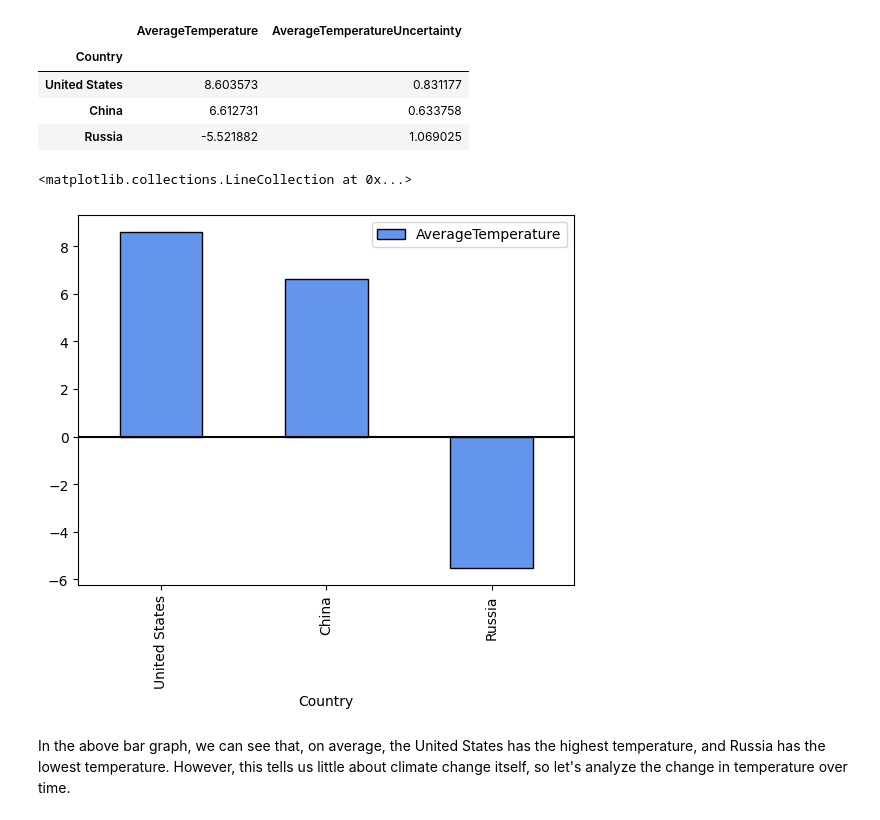
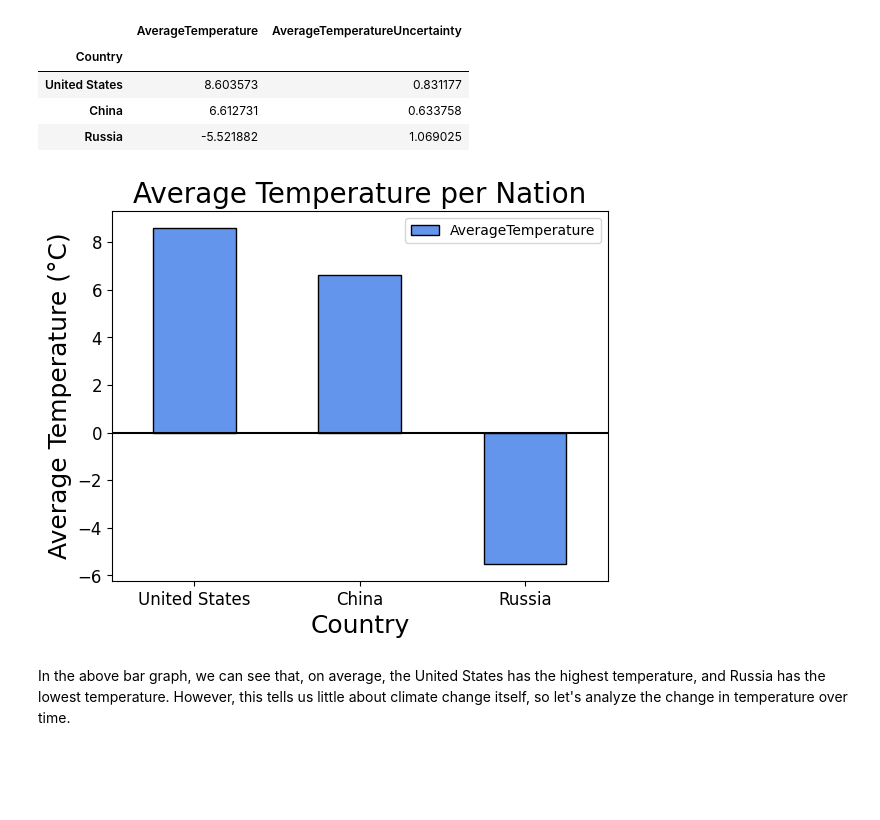
Before and after one commit to danielileon/ClimateAnalysis, a Jupyter notebook: Land Average Temperature by Country.ipynb, the cells around one changed output. Drawn from its saved outputs; the diff is of its cells as text; code cells hidden in the pictures; blank space fills up the shorter version.

Commit message:
Increased plot fontsizes

```diff
--- a/Land Average Temperature by Country.ipynb
+++ b/Land Average Temperature by Country.ipynb
@@ -40,10 +40,17 @@ countries
 | Russia | -5.521882 | 1.069025 |
 # %%
 countries.plot(kind="bar", y="AverageTemperature", edgecolor="black", color="cornflowerblue")
-plt.hlines(0, xmin=-1, xmax=8, color="black")
+plt.hlines(0, xmin=-1, xmax=8, color="black") # For aesthetic purposes, a horizontal black line at Temp=0°C
+
+plt.xticks(fontsize=12, rotation="horizontal")
+plt.yticks(fontsize=12)
+plt.xlabel("Country", fontsize=18)
+plt.ylabel("Average Temperature (°C)", fontsize=18)
+plt.title("Average Temperature per Nation", fontsize=20)
+
+plt.show()
 # %% [output]
-<matplotlib.collections.LineCollection at 0x...>
-[figure, old version]
+[figure, new version]
 # %% [markdown]
 In the above bar graph, we can see that, on average, the United States has the highest temperature, and Russia has the lowest temperature. However, this tells us little about climate change itself, so let's analyze the change in temperature over time.
 # %%
```
Also changed, not shown: parts of 3 cells of this notebook.
